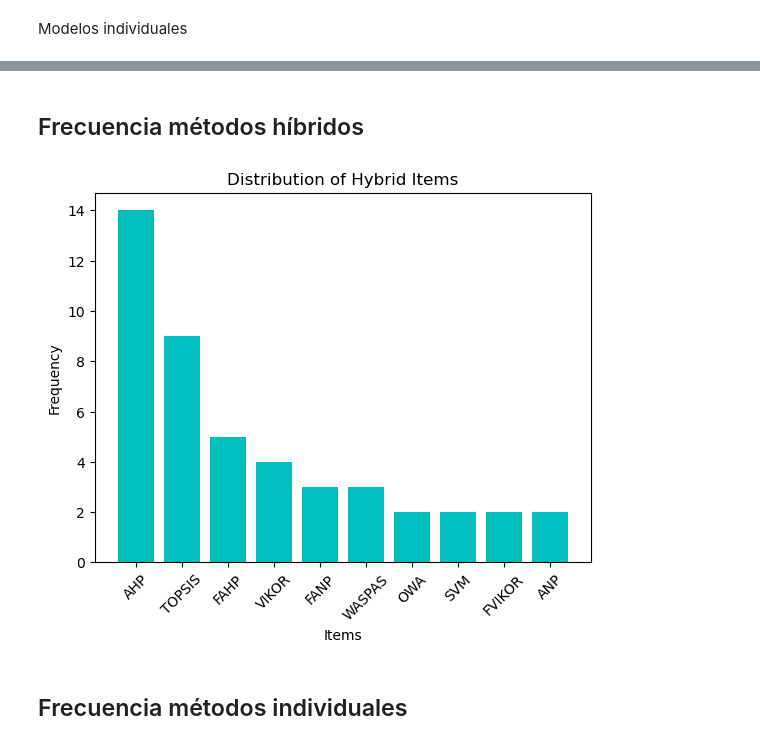
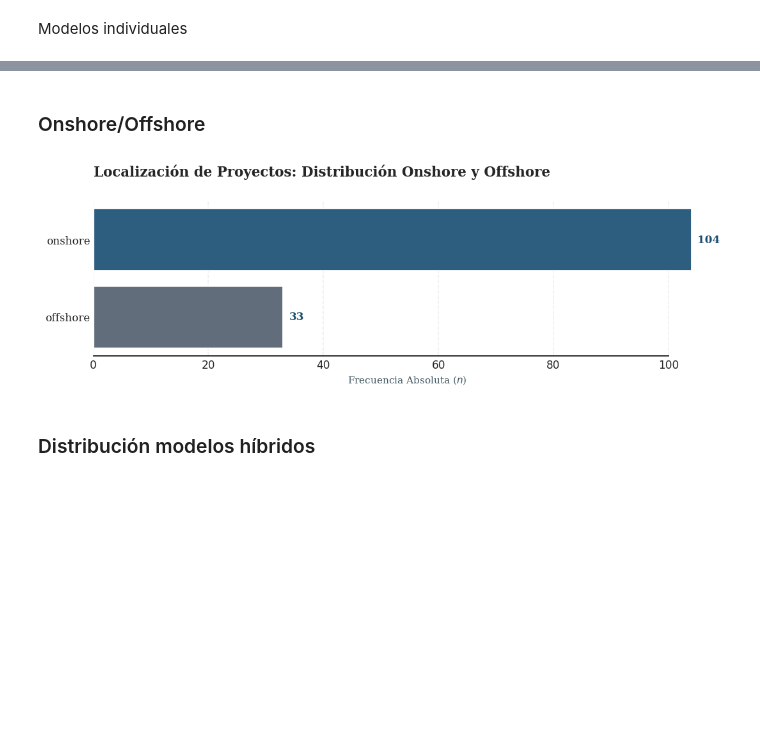
Before and after one commit to smartinezg2018/MCDM, a Jupyter notebook: edaSystemmaticMapping.ipynb, the cells around one changed output, grey strips where cells are left out. Saved outputs shown, nothing was run; the diff lists cells and outputs as text; code cells hidden in the pictures; blank space fills up the shorter version.

```diff
--- a/edaSystemmaticMapping.ipynb
+++ b/edaSystemmaticMapping.ipynb
@@ -76,2 +282,60 @@ plt.show()
+# %% [markdown]
+### Onshore/Offshore
+# %%
+import matplotlib.pyplot as plt
+import seaborn as sns
+
+# 1. Preparación de Datos
+counts = df['onshore/offshore'].value_counts()
+
+# 2. Configuración de Estilo Editorial
+plt.style.use('seaborn-v0_8-white')
+fig, ax = plt.subplots(figsize=(10, 3.5), dpi=110)
+
+# 3. Creación de Barras (Paleta Institucional)
+# Azul profundo para la categoría principal, gris pizarra para la comparativa
+colors = ['#21618C', '#5D6D7E']
+
+sns.barplot(
+    x=counts.values,
+    y=counts.index.astype(str),
+    palette=colors,
+    hue=counts.index.astype(str),
+    legend=False,
+    edgecolor='#FFFFFF',
+    linewidth=1.2,
+    ax=ax
+)
+
+# 4. Anotaciones de Datos (Estilo Serif)
+max_val = counts.values.max()
+for i, v in enumerate(counts.values):
+    ax.text(v + (max_val * 0.01), i, f'{int(v)}',
+            va='center',
+            fontsize=11,
+            fontfamily='serif',
+            fontweight='bold',
+            color='#1B4F72')
+
+# 5. Refinamiento de Títulos y Ejes
+# Usamos un título descriptivo y formal
+plt.title('Localización de Proyectos: Distribución Onshore y Offshore',
+          fontsize=14, fontweight='bold', pad=25, fontfamily='serif', loc='left')
+
+plt.xlabel('Frecuencia Absoluta ($n$)', fontsize=10, fontfamily='serif', color='#455A64')
+plt.ylabel('')
+
+# Configuración de etiquetas del eje Y
+ax.set_yticklabels(ax.get_yticklabels(), fontsize=11, fontfamily='serif')
+
+# 6. Limpieza Visual (Minimalismo Científico)
+sns.despine(left=True, bottom=False, trim=True)
+ax.xaxis.grid(True, linestyle='--', alpha=0.3, color='#BDC3C7')
+ax.set_axisbelow(True)
+
+plt.tight_layout()
+plt.show()
+# %% [output]
+[figure, added]
 # %% [markdown]
-## Frecuencia métodos híbridos
+### Distribución modelos híbridos
@@ -88,17 +341,0 @@ for elem in hybrid:
-# %%
-sorted_m = dict(sorted(m.items(), key=lambda item: item[1], reverse=True))
-names = list(sorted_m.keys())[:10]
-values = list(sorted_m.values())[:10]
-
-plt.bar(names, values, color = 'c')
-plt.xlabel('Items')
-plt.ylabel('Frequency')
-plt.title('Distribution of Hybrid Items')
-
-plt.xticks(rotation=45)
-
-plt.show()
-# %% [output]
-[figure, removed]
-# %% [markdown]
-## Frecuencia métodos individuales
```
Also changed, not shown: parts of 23 cells of this notebook, 6 other files.
